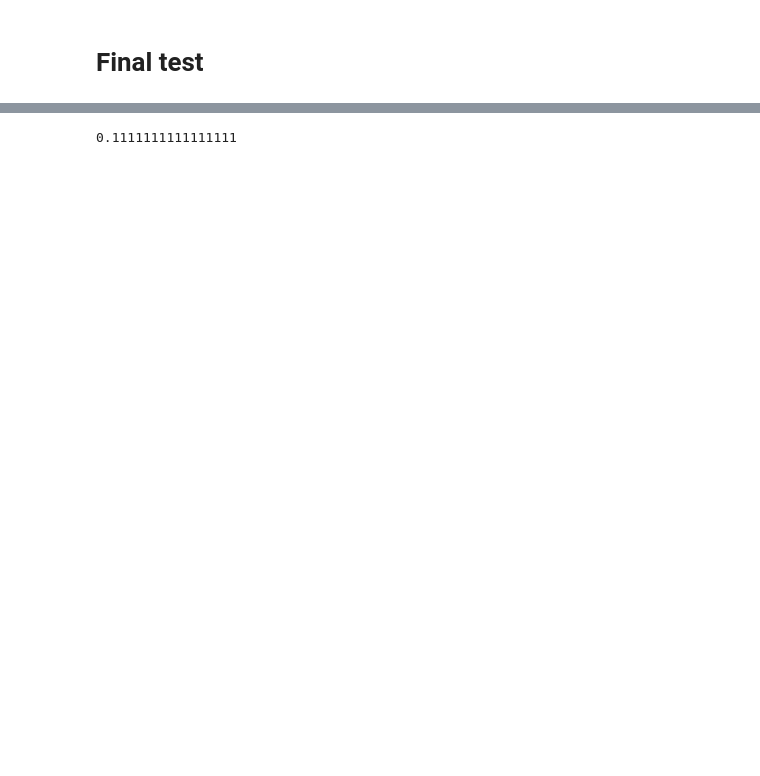
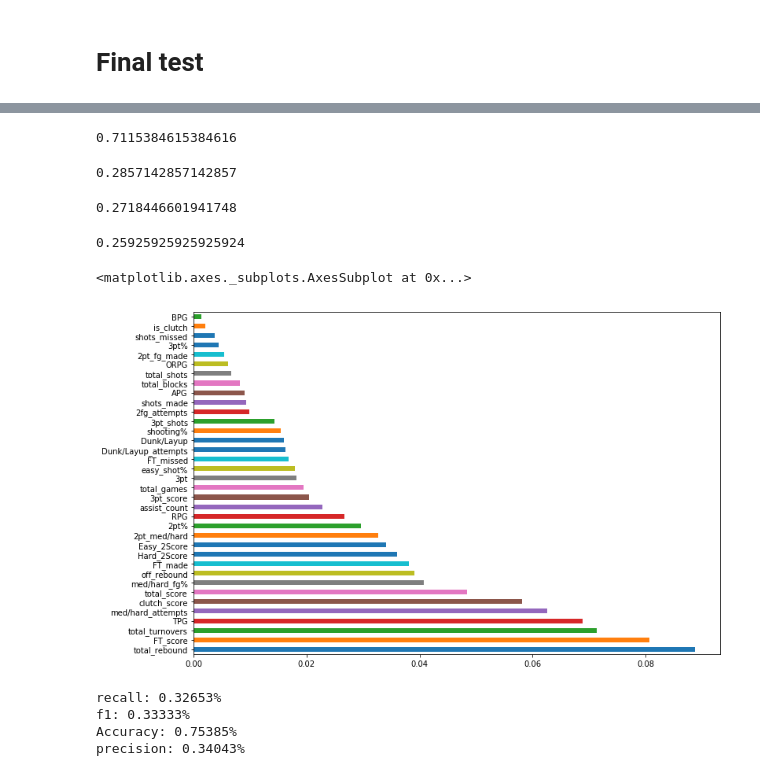
Before and after one commit to deepakchandi/clutch-baller, a Jupyter notebook: Testing.ipynb, the cells around one changed output, grey strips where cells are left out. Saved outputs shown, nothing was run; the diff lists cells and outputs as text; code cells hidden in the pictures; blank space fills up the shorter version.

```diff
--- a/Testing.ipynb
+++ b/Testing.ipynb
@@ -402,13 +399,5 @@ ig, axs = plt.subplots(1,0, figsize=(12,8))
 # %% [markdown]
 # Baseline model
 ## Looks at all the shots and if your shooting% is above league avg yu are clutch
-# %%
-target['clutch_all_shots'] = ((target['shooting%'] > target['league_all_shot_avg']) & (target['total_shots']>20))*1
-
-test_clutch_stats['clutch_all_shots'] = ((test_clutch_stats['shooting%'] > test_clutch_stats['league_all_shot_avg']) & (test_clutch_stats['total_shots']>30))*1
-
-train_clutch_stats['clutch_all_shots'] = ((train_clutch_stats['shooting%'] > train_clutch_stats['league_all_shot_avg']) & (train_clutch_stats['total_shots']>30))*1
-
-train_target_stats['clutch_all_shots'] = ((train_target_stats['shooting%'] > train_target_stats['league_all_shot_avg']) & (train_target_stats['total_shots']>20))*1
 # %%
 x_train = train_clutch_stats.drop(['player', 'player_id'],axis = 1)
@@ -622,12 +552,25 @@ final_train_stats = final_train_stats.merge(d, on='player')
 y = final_train_stats[['player']]
 target = target.merge(y, on='player')
 # %%
-x_test = x_test_clutch_stats.drop(['total_blocks', '3pt_score','APG', 'total_rebound', '2pt_med/hard', '3pt',  'easy_shot%', 'FT_missed', 'assist_count', '3pt_shots', 'med/hard_fg%', '3pt%', '2pt%', 'Dunk/Layup_attempts', 'total_shots', 'Dunk/Layup', 'FT_made', 'total_games', 'BPG', 'med/hard_attempts', 'FT_score','player_id','player', 'Hard_2Score', 'Easy_2Score', 'clutch_score', '2pt_fg_made', '2fg_attempts','is_clutch', 'league_all_shot_avg',	'league_2pt_avg',	'league_3pt_avg',	'league_hard2pt_avg',	'league_easy2pt_avg',	'league_ft%'], axis = 1)
-x_train = final_train_stats.drop(['total_blocks', '3pt_score','APG', 'total_rebound', '2pt_med/hard', '3pt',  'easy_shot%', 'FT_missed', 'assist_count', '3pt_shots', 'med/hard_fg%', '3pt%', '2pt%', 'Dunk/Layup_attempts', 'total_shots', 'Dunk/Layup', 'FT_made', 'total_games', 'BPG', 'med/hard_attempts', 'FT_score','player_id','player', 'Hard_2Score', 'Easy_2Score', 'clutch_score', '2pt_fg_made', '2fg_attempts','is_clutch', 'league_all_shot_avg',	'league_2pt_avg',	'league_3pt_avg',	'league_hard2pt_avg',	'league_easy2pt_avg',	'league_ft%'], axis = 1)
+x_testF = x_test_clutch_stats.drop(['APG',
+    'FT_missed','3pt%', 'ORPG','total_games',
+    'easy_shot%','total_shots', '2fg_attempts', 'Dunk/Layup_attempts', '3pt_shots',
+    'assist_count','clutch_score', 'is_clutch', 'total_blocks', '2pt_fg_made',
+'Dunk/Layup', 'shots_made', 'BPG',
+    'FT%','league_all_shot_avg', 'league_2pt_avg', 'league_3pt_avg',
+       'league_hard2pt_avg', 'league_easy2pt_avg', 'league_ft%','player', 'player_id'], axis = 1)
+x_trainF = final_train_stats.drop(['APG',
+    'FT_missed','3pt%', 'ORPG','total_games',
+    'easy_shot%','total_shots', '2fg_attempts', 'Dunk/Layup_attempts', '3pt_shots',
+    'assist_count',
+    'clutch_score', 'is_clutch', 'total_blocks', '2pt_fg_made',
+'Dunk/Layup', 'shots_made', 'BPG',
+    'FT%','league_all_shot_avg', 'league_2pt_avg', 'league_3pt_avg',
+       'league_hard2pt_avg', 'league_easy2pt_avg', 'league_ft%','player', 'player_id'], axis = 1)
 # %%
-y_test = full_test_clutch_stats['is_clutch']
-y_train = target['is_clutch']
+y_testF = full_test_clutch_stats['is_clutch']
+y_trainF = target['is_clutch']
 # %%
-model= GradientBoostingClassifier(learning_rate= 0.01,max_depth= 5,min_samples_leaf= 1,n_estimators= 100)
-fit = model.fit(x_train, y_train)
-pred= fit.predict(x_test)
+model= GradientBoostingClassifier(learning_rate=0.23, max_depth=4, min_samples_leaf=9, n_estimators=1000)
+model.fit(x_trainF, y_trainF)
+predF= model.predict(x_testF)
@@ -646,4 +577,24 @@ f1_score(y_test, pred)
-# %%
-precision_score(y_test, pred)
-# %% [output]
-0.1111111111111111
+# %%
+accuracy_score(y_testF, predF)
+# %% [output]
+0.7115384615384616
+# %%
+recall_score(y_testF, predF)
+# %% [output]
+0.2857142857142857
+# %%
+f1_score(y_testF, predF)
+# %% [output]
+0.2718446601941748
+# %%
+precision_score(y_testF, predF)
+# %% [output]
+0.25925925925925924
+# %%
+ig, axs = plt.subplots(1,0, figsize=(12,8))
+(pd.Series(model.feature_importances_, index=x_testF.columns)
+   .nlargest(36)
+   .plot(kind='barh'))
+# %% [output]
+<matplotlib.axes._subplots.AxesSubplot at 0x...>
+[figure, added]
@@ -650 +604,14 @@ precision_score(y_test, pred)
+# %%
+modelFX = XGBClassifier(learning_rate=.2, n_estimators=150, max_depth=3, min_child_weight=1)
+modelFX.fit(x_trainF, y_trainF)
+y_predFX=modelFX.predict(x_testF)
+print("recall: %.5f%%" % recall_score(y_testF, y_predFX))
+print("f1: %.5f%%" % f1_score(y_testF, y_predFX))
+print("Accuracy: %.5f%%" % accuracy_score(y_testF, y_predFX))
+print("precision: %.5f%%" % precision_score(y_testF, y_predFX))
+# %% [output]
+recall: 0.32653%
+f1: 0.33333%
+Accuracy: 0.75385%
+precision: 0.34043%
 # %%
```
Also changed, not shown: parts of 84 cells of this notebook, 1 other file.
